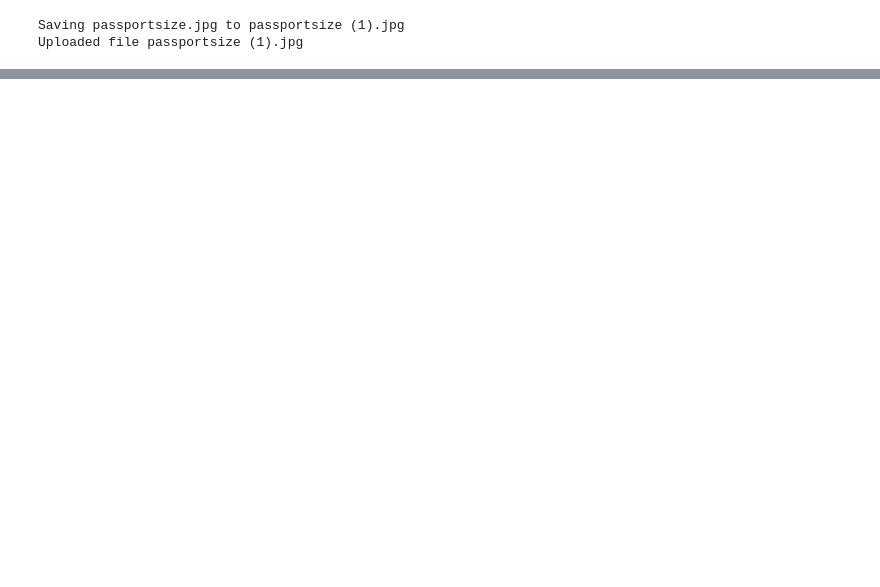
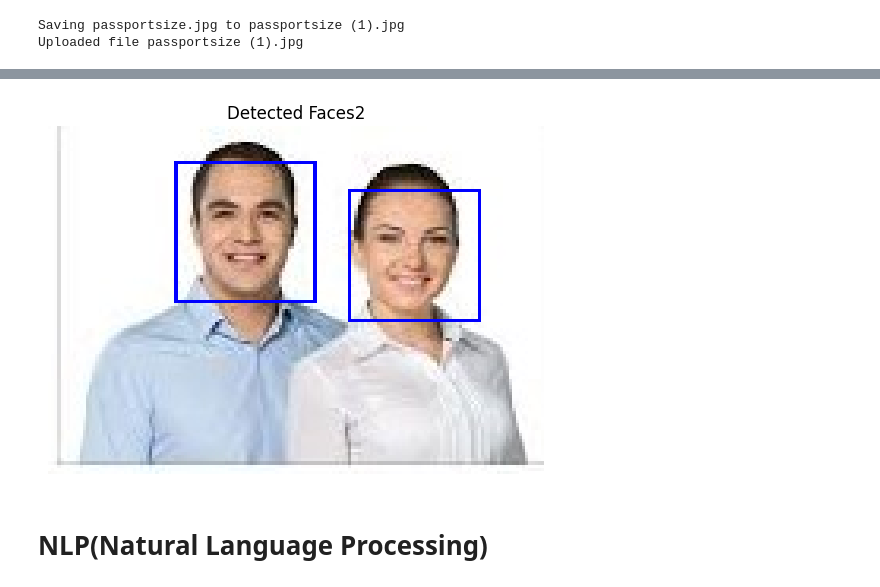
Before and after one commit to pedd1-Srividya/DS-AI-ML-And-Web-Devolopment-Practice, a Jupyter notebook: AI.ipynb, the cells around one changed output, grey strips where cells are left out. Cells and saved outputs as stored; diff of their text form; code cells hidden in the pictures; blank space fills up the shorter version.

```diff
--- a/AI.ipynb
+++ b/AI.ipynb
@@ -95,0 +212,31 @@ Uploaded file passportsize (1).jpg
+# %%
+# Step 7: Face detection using Haar Cascade
+'''
+Face detection locates faces withing an image using pre-trained models.
+The Haar Cascade Classifier is one of OpenCV's model methods for detecting faces.
+'''
+# Load the pre-trained Haar Cascade Classifier for face detection
+face_cascade=cv2.CascadeClassifier(cv2.data.haarcascades+'haarcascade_frontalface_default.xml')
+
+# Convert image into grayscale (as detector works better on grayscale)
+gray_face=cv2.cvtColor(img,cv2.COLOR_BGR2RGB)
+
+# Detect the faces (returns x,y , width and height for each detected faces)
+faces=face_cascade.detectMultiScale(gray_face, scaleFactor=1.1,minNeighbors=5,minSize=(30,30))
+
+# Draw rectangles around detected faces
+img_faces=img.copy()
+for (x,y,w,h) in faces:
+  cv2.rectangle(img_faces,(x,y),(x+w,y+h),(255,0,0),1)
+# Convert to rGB for display
+img_faces_rgb=cv2.cvtColor(img_faces,cv2.COLOR_BGR2RGB)
+
+# Show detected faces
+plt.imshow(img_faces_rgb)
+plt.title(f'Detected Faces{len(faces)}')
+plt.axis('off')
+plt.show()
+# %% [output]
+[figure, added]
+# %% [markdown]
+# NLP(Natural Language Processing)
```
Also changed, not shown: parts of 9 cells of this notebook.
